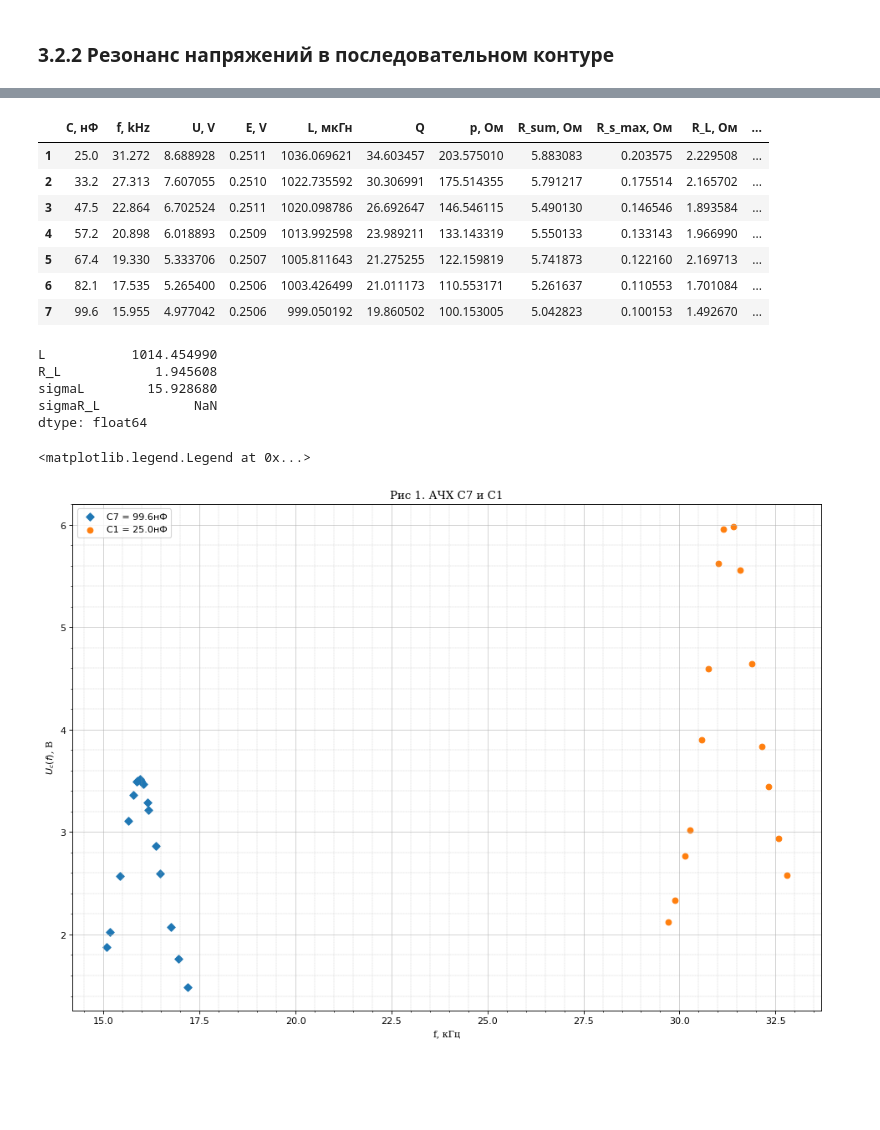
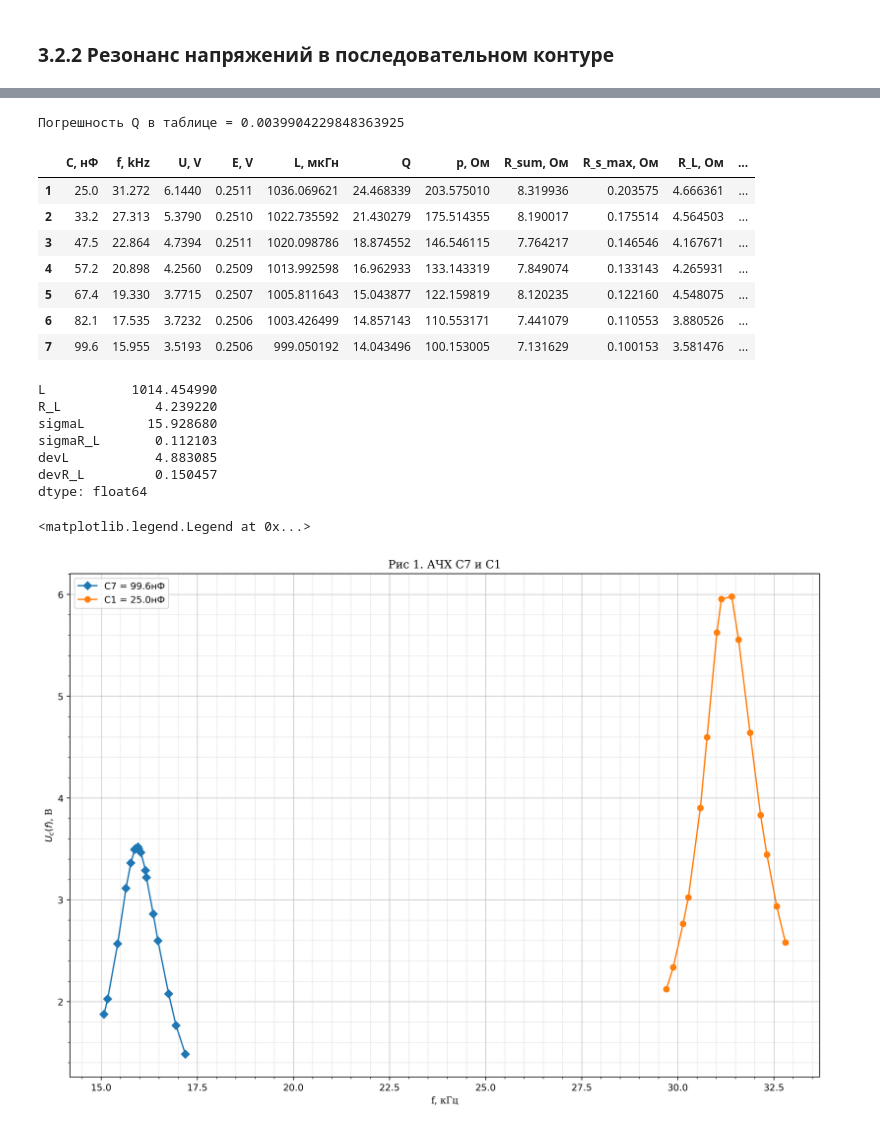
Before and after one commit to alxlnx/labs, a Jupyter notebook: 3.2.2/3.2.2.ipynb, the cells around one changed output, grey strips where cells are left out. Drawn from its saved outputs; the diff is of its cells as text; code cells hidden in the pictures; blank space fills up the shorter version.

```diff
--- a/3.2.2/3.2.2.ipynb
+++ b/3.2.2/3.2.2.ipynb
@@ -60,22 +60,28 @@ df['R_sum, Ом']   = [ R_sum(q, p) for q, p in zip( df['Q'], df['p, Ом'] ) ]
 df['R_s_max, Ом'] = [ R_s(p) for p in df['p, Ом'] ]
 df['R_L, Ом']     = [ R_L(r_sum, r_s) for r_sum, r_s in zip( df['R_sum, Ом'], df['R_s_max, Ом'] ) ]
 df['I, мА']       = [ I(eps, R_sum) for eps, R_sum in zip( df['E, V'], df['R_sum, Ом'] ) ]
+s_u = 1e-3 # В
+sigma_Q = s_u / df['E, V'].min()
+print(f'Погрешность Q в таблице = {sigma_Q}')
 df
 # %% [output]
+Погрешность Q в таблице = 0.0039904229848363925
 |  | C, нФ | f, kHz | U, V | E, V | L, мкГн | Q | p, Ом | R_sum, Ом | R_s_max, Ом | R_L, Ом | ... |
-| 1 | 25.0 | 31.272 | 8.688928 | 0.2511 | 1036.069621 | 34.603457 | 203.575010 | 5.883083 | 0.203575 | 2.229508 | ... |
-| 2 | 33.2 | 27.313 | 7.607055 | 0.2510 | 1022.735592 | 30.306991 | 175.514355 | 5.791217 | 0.175514 | 2.165702 | ... |
-| 3 | 47.5 | 22.864 | 6.702524 | 0.2511 | 1020.098786 | 26.692647 | 146.546115 | 5.490130 | 0.146546 | 1.893584 | ... |
-| 4 | 57.2 | 20.898 | 6.018893 | 0.2509 | 1013.992598 | 23.989211 | 133.143319 | 5.550133 | 0.133143 | 1.966990 | ... |
-| 5 | 67.4 | 19.330 | 5.333706 | 0.2507 | 1005.811643 | 21.275255 | 122.159819 | 5.741873 | 0.122160 | 2.169713 | ... |
-| 6 | 82.1 | 17.535 | 5.265400 | 0.2506 | 1003.426499 | 21.011173 | 110.553171 | 5.261637 | 0.110553 | 1.701084 | ... |
-| 7 | 99.6 | 15.955 | 4.977042 | 0.2506 | 999.050192 | 19.860502 | 100.153005 | 5.042823 | 0.100153 | 1.492670 | ... |
+| 1 | 25.0 | 31.272 | 6.1440 | 0.2511 | 1036.069621 | 24.468339 | 203.575010 | 8.319936 | 0.203575 | 4.666361 | ... |
+| 2 | 33.2 | 27.313 | 5.3790 | 0.2510 | 1022.735592 | 21.430279 | 175.514355 | 8.190017 | 0.175514 | 4.564503 | ... |
+| 3 | 47.5 | 22.864 | 4.7394 | 0.2511 | 1020.098786 | 18.874552 | 146.546115 | 7.764217 | 0.146546 | 4.167671 | ... |
+| 4 | 57.2 | 20.898 | 4.2560 | 0.2509 | 1013.992598 | 16.962933 | 133.143319 | 7.849074 | 0.133143 | 4.265931 | ... |
+| 5 | 67.4 | 19.330 | 3.7715 | 0.2507 | 1005.811643 | 15.043877 | 122.159819 | 8.120235 | 0.122160 | 4.548075 | ... |
+| 6 | 82.1 | 17.535 | 3.7232 | 0.2506 | 1003.426499 | 14.857143 | 110.553171 | 7.441079 | 0.110553 | 3.880526 | ... |
+| 7 | 99.6 | 15.955 | 3.5193 | 0.2506 | 999.050192 | 14.043496 | 100.153005 | 7.131629 | 0.100153 | 3.581476 | ... |
 # %%
 mean_vals = {
     'L': 0.,
     'R_L': 0.,
     'sigmaL': .0,
-    'sigmaR_L': 0
+    'sigmaR_L': 0,
+    'devL': 0,
+    'devR_L': 0
 }
 mean_vals['L']   = df['L, мкГн'].mean()
 mean_vals['R_L'] = df['R_L, Ом'].mean()
@@ -89,36 +95,53 @@ ser['sigmaL'] = np.sqrt(
     np.square( 2 * s_f / (4*np.pi*np.pi*C*f*f*f) ) +\
     np.square( s_c / (4*np.pi*np.pi*f*f*C*C) )
 ) * 1e6
-ser['sigmaR_L'] = np.NaN
+
+s_u = 1e-4
+eps = df['E, V'].min()
+U = df['U, V'].min()
+
+ser['sigmaR_L'] = np.sqrt(
+    np.square( (1e-3/(2*np.pi*f*f*C) - eps/(2*np.pi*C*U*f*f)) * s_f ) +\
+    np.square( (1e-3/(2*np.pi*f*C*C) - eps/(2*np.pi*f*C*C*U)) * s_c ) +\
+    np.square( (eps/(2*np.pi*f*C*U)) * s_u )
+)
+ser['devL']   = np.std( df['L, мкГн'], ddof=1 ) / np.sqrt( len(df['L, мкГн']) )
+ser['devR_L'] = np.std( df['R_L, Ом'], ddof=1 ) / np.sqrt( len(df['R_L, Ом']) )
 ser
 # %% [output]
 L           1014.454990
-R_L            1.945608
+R_L            4.239220
 sigmaL        15.928680
-sigmaR_L            NaN
+sigmaR_L       0.112103
+devL           4.883085
+devR_L         0.150457
 dtype: float64
 # %%
 import pandas as pd
 import mygraph as mg
 import matplotlib.pyplot as plt
 
 filename = 'c7ampl.tsv'
 dfc7a = pd.read_csv(filename, sep='\t')
 dfc7a.index = np.arange(1,18)
+# dfc7a['U, V'] *= np.sqrt(2) # см. тетрадь
 filename = 'c1ampl.tsv'
 dfc1a = pd.read_csv(filename, sep='\t')
 dfc1a.index = np.arange(1, 16)
+# dfc1a['U, V'] *= np.sqrt(2) # см. тетрадь
 
-figA = mg.make_figure()
+figA = mg.make_figure(dpi_mode='high')
 ax = figA.add_subplot()
 mg.set_grids(figA)
 mg.set_label( ax, 'f, кГц', '$U_c(f)$, В' )
 mg.set_title(ax, 'АЧХ C7 и C1')
 
-ax.scatter( dfc7a['f, kHz'], dfc7a['U, V'], label='C7 = 99.6нФ', marker='D' )
-ax.scatter( dfc1a['f, kHz'], dfc1a['U, V'], label='C1 = 25.0нФ' )
+sorted_c7 = dfc7a.sort_values(by=['f, kHz'])    # So that plot draws correctly.
+sorted_c1 = dfc1a.sort_values(by=['f, kHz'])
+ax.plot( sorted_c7['f, kHz'], sorted_c7['U, V'], label='C7 = 99.6нФ', marker='D' )
+ax.plot( sorted_c1['f, kHz'], sorted_c1['U, V'], label='C1 = 25.0нФ', marker='o' )
 ax.legend()
 # %% [output]
 <matplotlib.legend.Legend at 0x...>
-[figure, old version]
+[figure, new version]
 # %%
```
Also changed, not shown: parts of 5 cells of this notebook, 1 other file.
